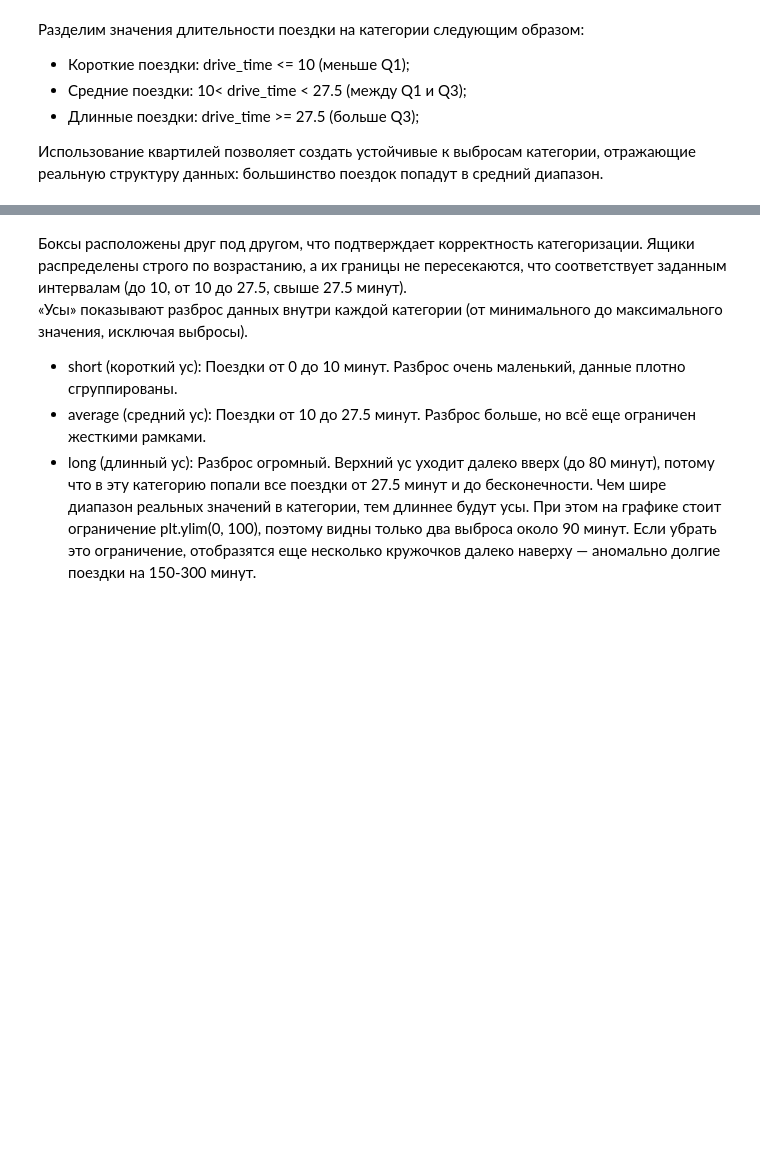
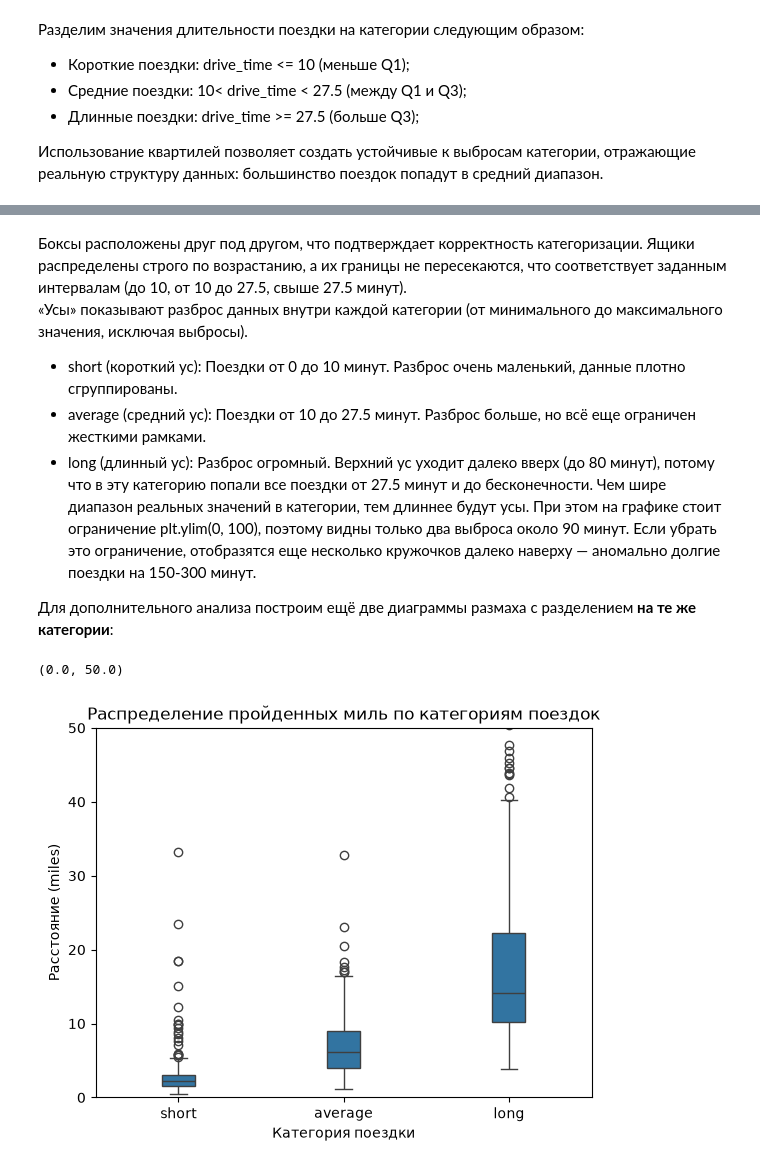
Before and after one commit to AlekseevaAnna1/data-analytics-labs, a Jupyter notebook: ЛР2_Алексеева_1.ipynb, the cells around one changed output, grey strips where cells are left out. Saved outputs shown, nothing was run; the diff lists cells and outputs as text; code cells hidden in the pictures; blank space fills up the shorter version.

Commit message:
Добавлены два boxplot-а для доп анализа

```diff
--- a/ЛР2_Алексеева_1.ipynb
+++ b/ЛР2_Алексеева_1.ipynb
@@ -562,3 +562,15 @@ plt.ylim(0, 100)
 - short (короткий ус): Поездки от 0 до 10 минут. Разброс очень маленький, данные плотно сгруппированы.
 - average (средний ус): Поездки от 10 до 27.5 минут. Разброс больше, но всё еще ограничен жесткими рамками.
 - long (длинный ус): Разброс огромный. Верхний ус уходит далеко вверх (до 80 минут), потому что в эту категорию попали все поездки от 27.5 минут и до бесконечности. Чем шире диапазон реальных значений в категории, тем длиннее будут усы. При этом на графике стоит ограничение plt.ylim(0, 100), поэтому видны только два выброса около 90 минут. Если убрать это ограничение, отобразятся еще несколько кружочков далеко наверху —  аномально долгие поездки на 150-300 минут.
+
+Для дополнительного анализа построим ещё две диаграммы размаха с разделением **на те же категории**:
+# %%
+sns.boxplot(x = df['duration_category'], y = df['miles'], width = 0.2) # диаграмма по каждой категории столбца fueltype (y - числовой, x - категориальный)
+plt.title('Распределение пройденных миль по категориям поездок')
+plt.xlabel('Категория поездки')
+plt.ylabel('Расстояние (miles)')
+
+plt.ylim(0, 50)
+# %% [output]
+(0.0, 50.0)
+[figure, added]
```
Also changed, not shown: parts of 7 cells of this notebook, 1 other file.
